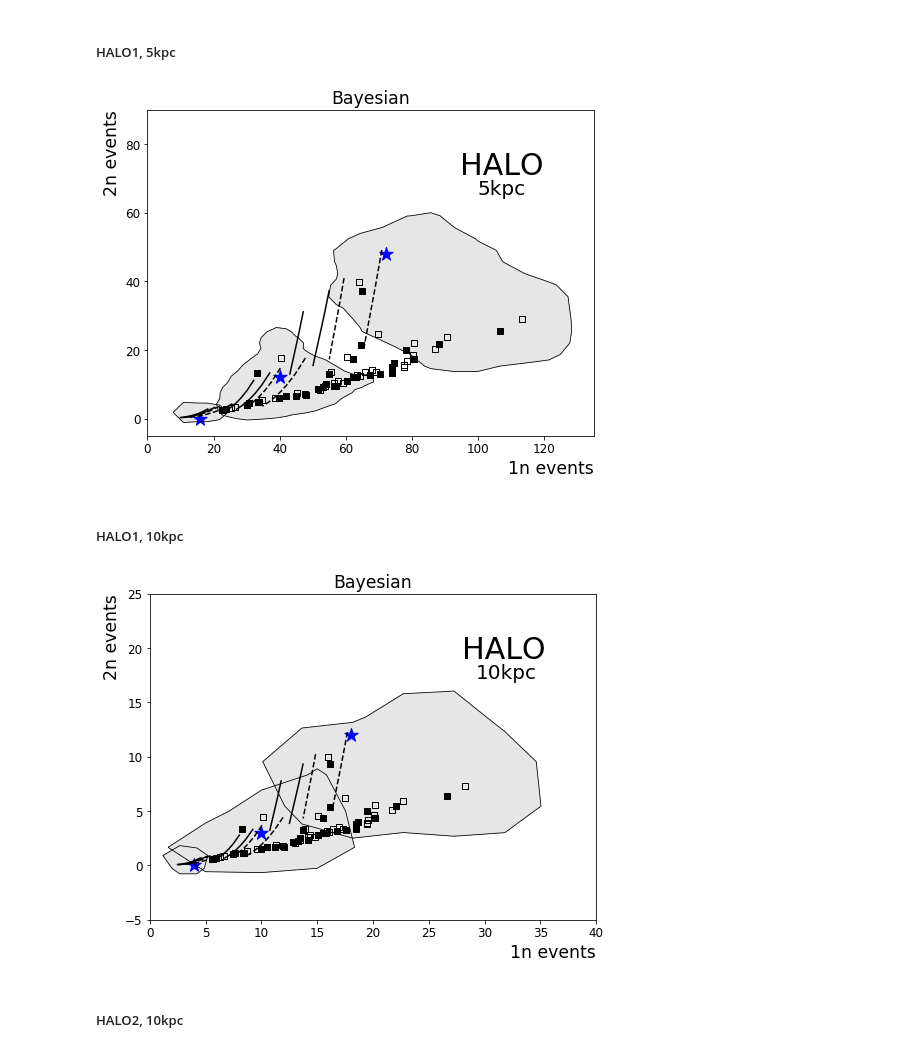
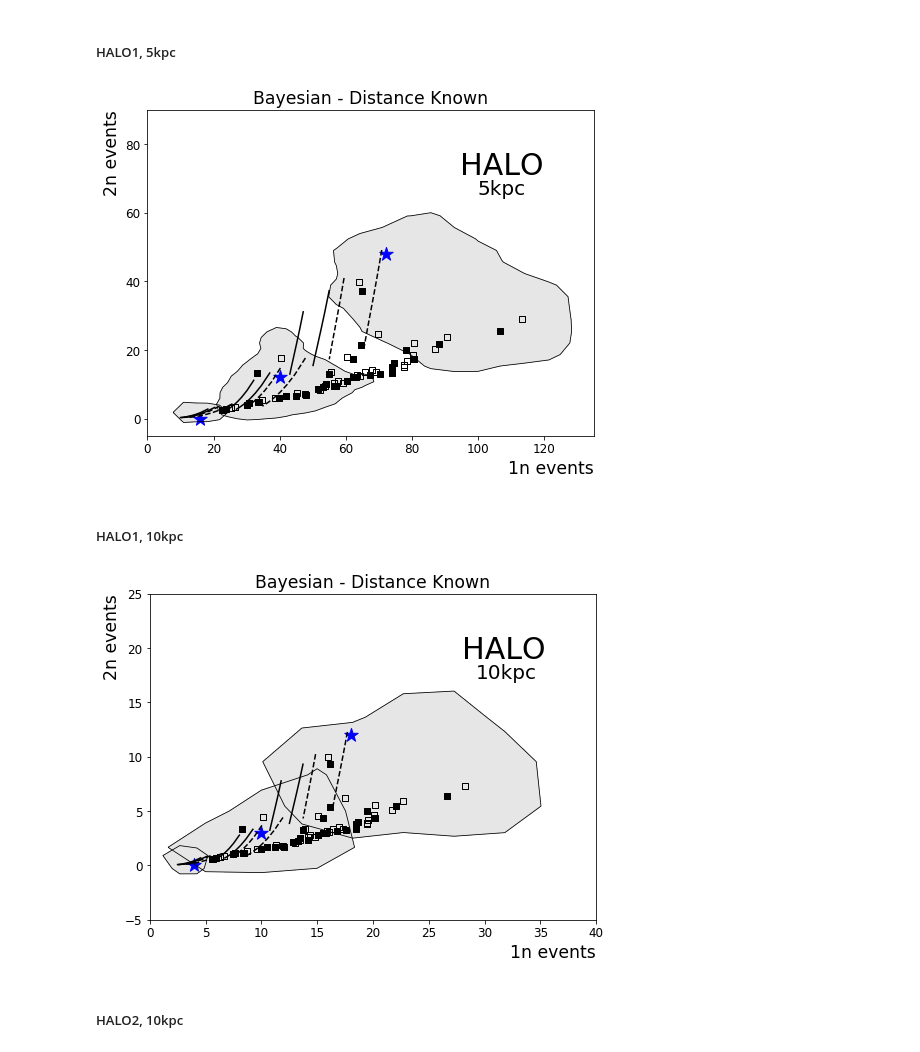
Before and after one commit to jfcrenshaw/halo, a Jupyter notebook: unfolding_plots.ipynb, the cells around one changed output. Saved outputs shown, nothing was run; the diff lists cells and outputs as text; code cells hidden in the pictures.

```diff
--- a/unfolding_plots.ipynb
+++ b/unfolding_plots.ipynb
@@ -262,32 +264,32 @@ xB1_3,yB1_3,zB1_3,cutB1_3 = density_cut(oneN_,twoN_,xmin,xmax,ymin,ymax,xres,yre
 # %%
 # Figure for HALO 1, 5kpc, 72v48 40vs12 16v0
 figB1,axB1 = plt.subplots(1,1,figsize=figsize)
 
 contours(xB1_1,yB1_1,zB1_1,cutB1_1,axB1)
 contours(xB1_2,yB1_2,zB1_2,cutB1_2,axB1)
 contours(xB1_3,yB1_3,zB1_3,cutB1_3,axB1)
 
 other_sn_models(axB1,1,5,False)
 snowglobes_curves(axB1,1,5,False)
 
 # Truth values
 Truth = [[72,40,16],[48,12,0]]
 axB1.scatter(Truth[0],Truth[1],color='b',marker='*',s=truth_size)
 
 # Title
-axB1.set_title('Bayesian')
+axB1.set_title('Bayesian - Distance Known')
 axB1.text(0.7,0.8,'HALO',fontsize=exp_size,transform=axB1.transAxes)
 axB1.text(0.74,0.74,'5kpc',fontsize=dist_size,transform=axB1.transAxes)
 
 
 axB1.set_xlim(0,135)
 axB1.set_ylim(-5,90)
 
-pylab.savefig('./figures/bayesian_unfolding_halo1_5kpc.png')
+pylab.savefig('./figures/bayesian_distKnown_unfolding_halo1_5kpc.png')
 
 plt.show()
 # %% [output]
-[figure, old version]
+[figure, new version]
 # %% [markdown]
 ##### HALO1, 10kpc
 # %%
@@ -341,7 +343,7 @@ Truth = [[18,10,4],[12,3,0]]
 axB2.scatter(Truth[0],Truth[1],color='b',marker='*',s=truth_size)
 
 # Title
-axB2.set_title('Bayesian')
+axB2.set_title('Bayesian - Distance Known')
 axB2.text(0.7,0.8,'HALO',fontsize=exp_size,transform=axB2.transAxes)
 axB2.text(0.73,0.74,'10kpc',fontsize=dist_size,transform=axB2.transAxes)
 
@@ -349,11 +351,11 @@ axB2.text(0.73,0.74,'10kpc',fontsize=dist_size,transform=axB2.transAxes)
 axB2.set_xlim(0,40)
 axB2.set_ylim(-5,25)
 
-pylab.savefig('./figures/bayesian_unfolding_halo1_10kpc.png')
+pylab.savefig('./figures/bayesian_distKnown_unfolding_halo1_10kpc.png')
 
 plt.show()
 # %% [output]
-[figure, old version]
+[figure, new version]
 # %% [markdown]
 ##### HALO2, 10kpc
 # %%
```
Also changed, not shown: parts of 2 cells of this notebook, 6 other files.
